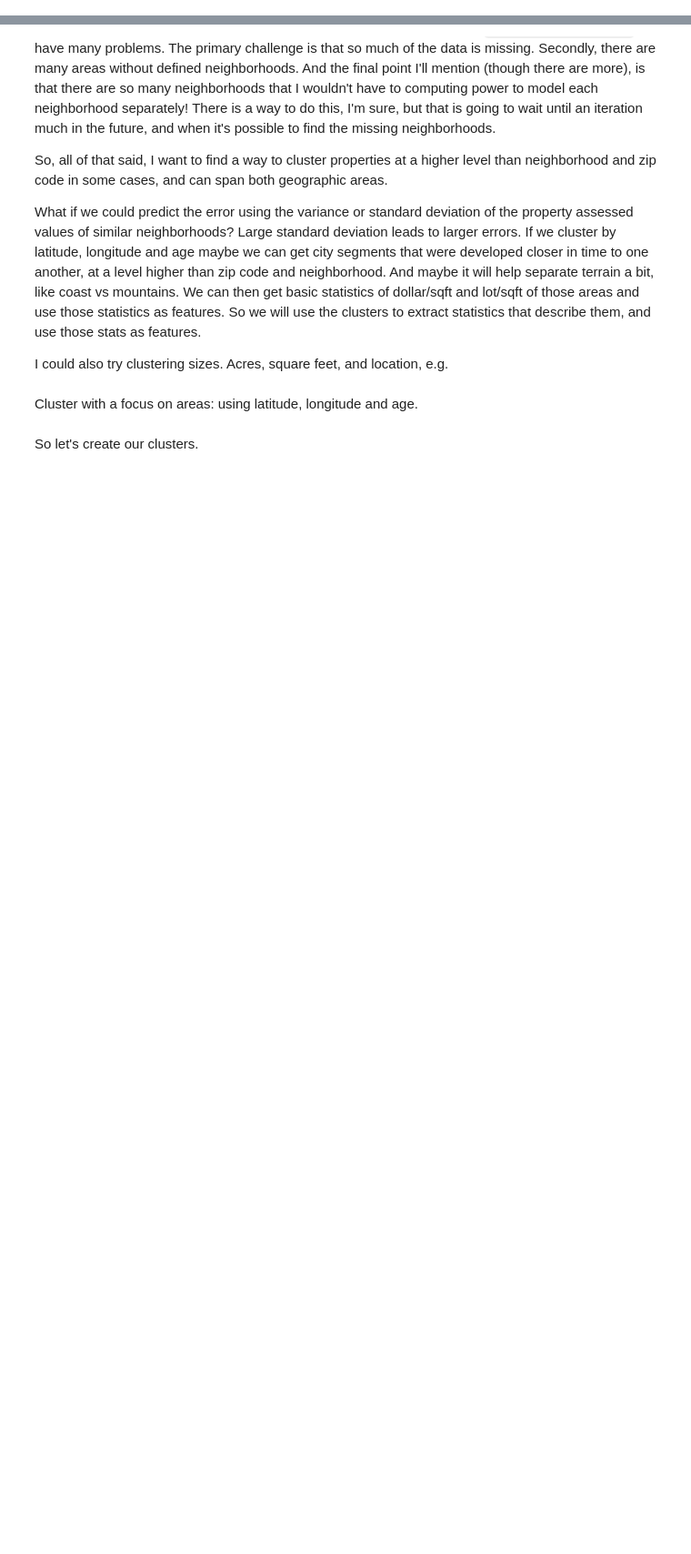
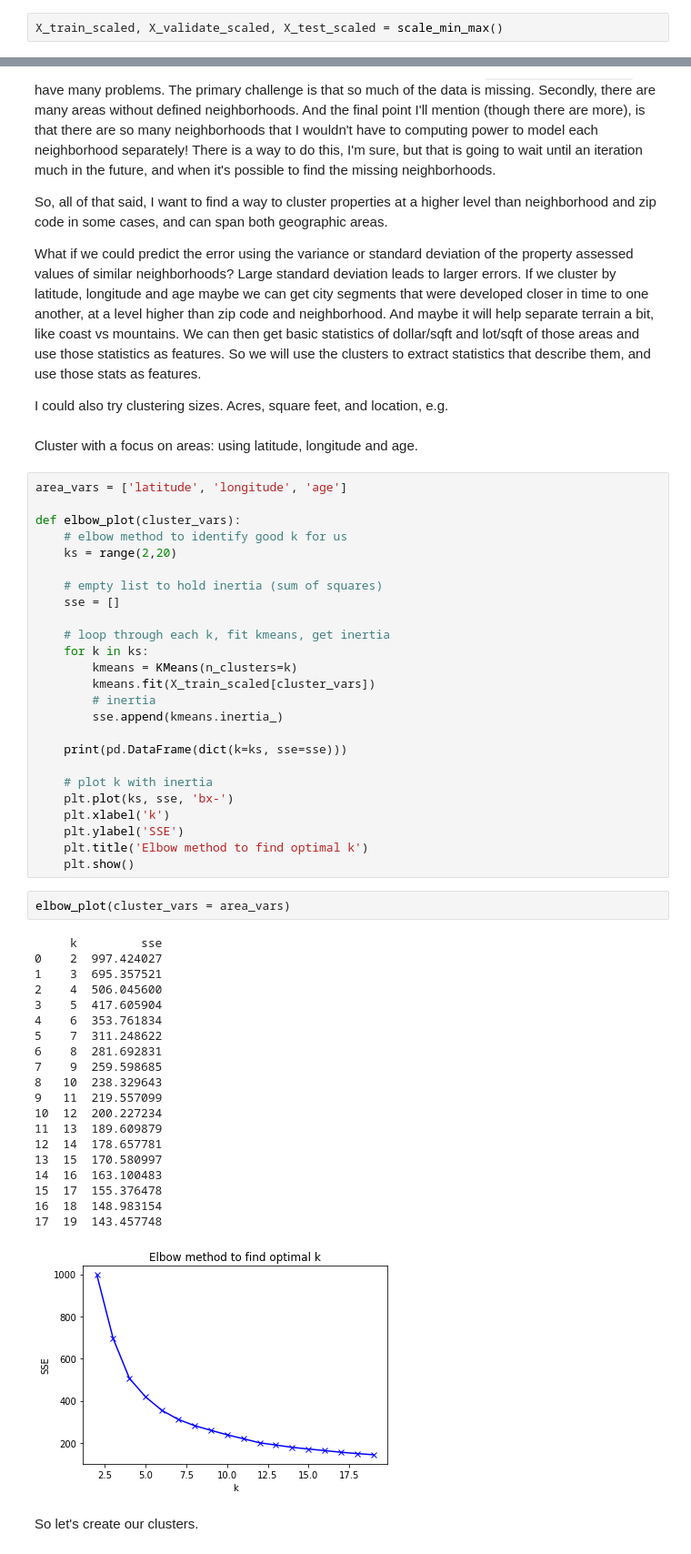
Before and after one commit to CodeupClassroom/darden-clustering, a Jupyter notebook: I_have_clusters_now_what.ipynb, the cells around one changed output, grey strips where cells are left out. Shown: that part at 91% size. Drawn from its saved outputs; the diff is of its cells as text; blank space fills up the shorter version.

```diff
--- a/I_have_clusters_now_what.ipynb
+++ b/I_have_clusters_now_what.ipynb
@@ -200,3 +384,5 @@ I will scale all of our features using min-max scaler.
+# %%
+X_train_scaled, X_validate_scaled, X_test_scaled = scale_min_max()
 # %% [markdown]
 **Brainstorming**
 
@@ -210,5 +396,53 @@ If we cluster by latitude, longitude and age maybe we can get city segments that
 I could also try clustering sizes. Acres, square feet, and location, e.g.
 # %% [markdown]
 Cluster with a focus on areas: using latitude, longitude and age.
+# %%
+area_vars = ['latitude', 'longitude', 'age']
+
+def elbow_plot(cluster_vars):
+    # elbow method to identify good k for us
+    ks = range(2,20)
+
+    # empty list to hold inertia (sum of squares)
+    sse = []
+
+    # loop through each k, fit kmeans, get inertia
+    for k in ks:
+        kmeans = KMeans(n_clusters=k)
+        kmeans.fit(X_train_scaled[cluster_vars])
+        # inertia
+        sse.append(kmeans.inertia_)
+
+    print(pd.DataFrame(dict(k=ks, sse=sse)))
+
+    # plot k with inertia
+    plt.plot(ks, sse, 'bx-')
+    plt.xlabel('k')
+    plt.ylabel('SSE')
+    plt.title('Elbow method to find optimal k')
+    plt.show()
+# %%
+elbow_plot(cluster_vars = area_vars)
+# %% [output]
+     k         sse
+0    2  997.424027
+1    3  695.357521
+2    4  506.045600
+3    5  417.605904
+4    6  353.761834
+5    7  311.248622
+6    8  281.692831
+7    9  259.598685
+8   10  238.329643
+9   11  219.557099
+10  12  200.227234
+11  13  189.609879
+12  14  178.657781
+13  15  170.580997
+14  16  163.100483
+15  17  155.376478
+16  18  148.983154
+17  19  143.457748
+[figure, added]
 # %% [markdown]
 So let's create our clusters.
```
Also changed, not shown: parts of 30 cells of this notebook.
